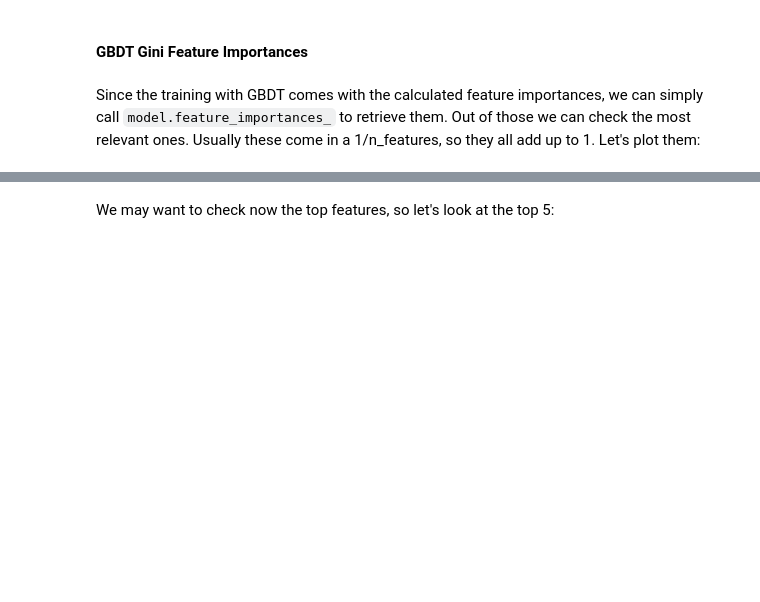
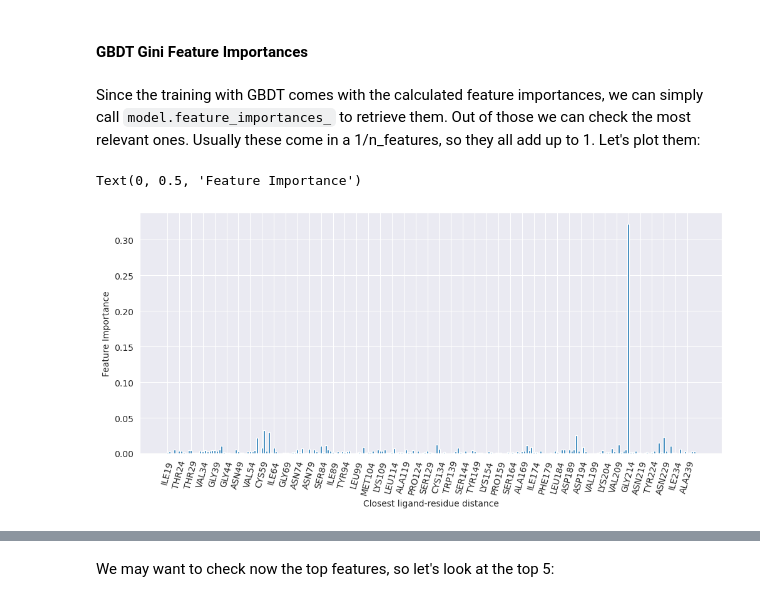
Before and after one commit to rostaresearch/enhanced-sampling-workshop-2022, a Jupyter notebook: Day1/4.MLTSA/4.2.Trypsin_Unbinding.ipynb, the cells around one changed output, grey strips where cells are left out. Saved outputs shown, nothing was run; the diff lists cells and outputs as text; code cells hidden in the pictures; blank space fills up the shorter version.

```diff
--- a/Day1/4.MLTSA/4.2.Trypsin_Unbinding.ipynb
+++ b/Day1/4.MLTSA/4.2.Trypsin_Unbinding.ipynb
@@ -187,11 +224,15 @@ print(tabulate(table, headers='firstrow', tablefmt='fancy_grid'))
 Since the training with GBDT comes with the calculated feature importances, we can simply call `model.feature_importances_` to retrieve them. Out of those we can check the most relevant ones. Usually these come in a 1/n_features, so they all add up to 1. Let's plot them:
 # %%
  #We need this to know what each feature means, this is the residue that the distance to the ligand originates from.
-feat_names = np.load("data/allres_features.npy", allow_pickle=True)
+# feat_names = np.load("data/allres_features.npy", allow_pickle=True)
+feat_names = np.loadtxt("data/allres_features.csv", dtype=str)
 FIs = GBDT.feature_importances_ #Obtaining the importances
 #Now to plotting:
 plt.figure(figsize=(12,5))
 plt.bar(range(0, len(FIs)), FIs)
 plt.xticks(range(0, len(FIs))[::5], feat_names[::5], rotation=75)
 plt.xlabel("Closest ligand-residue distance")
 plt.ylabel("Feature Importance")
+# %% [output]
+Text(0, 0.5, 'Feature Importance')
+[figure, added]
```
Also changed, not shown: parts of 12 cells of this notebook, 1 other file.
